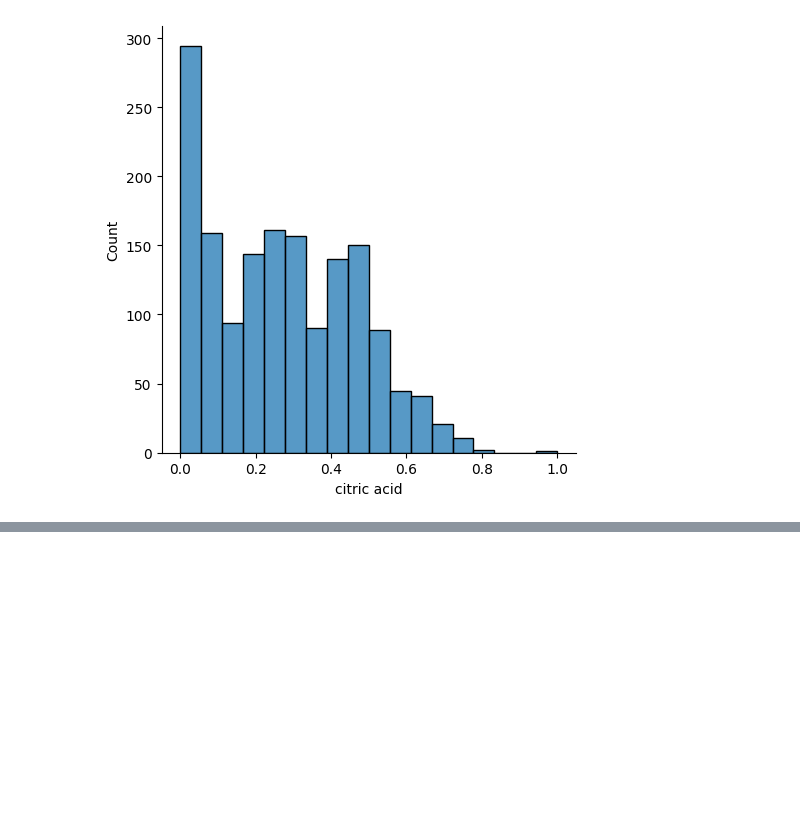
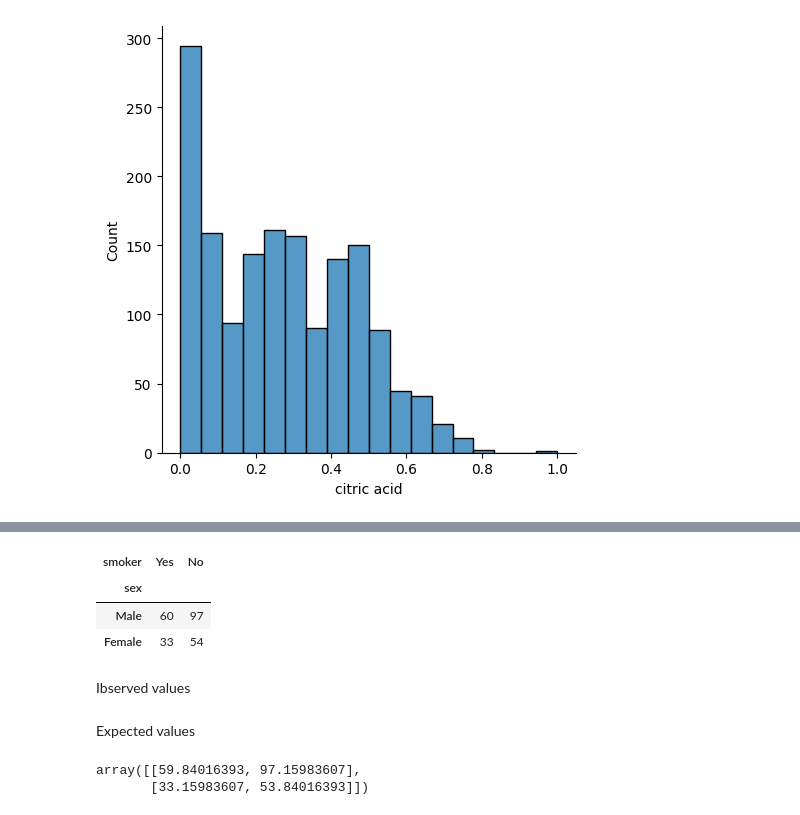
Before and after one commit to yashk1/Data-Science-Bootcamp-2.0, a Jupyter notebook: class notebooks/EDA/part4.ipynb, the cells around one changed output, grey strips where cells are left out. Cells and saved outputs as stored; diff of their text form; code cells hidden in the pictures; blank space fills up the shorter version.

```diff
--- a/class notebooks/EDA/part4.ipynb
+++ b/class notebooks/EDA/part4.ipynb
@@ -113,0 +268,10 @@ at 50 min
+# %%
+dataset_table = pd.crosstab(dataset['sex'],dataset['smoker'])
+dataset_table
+# %% [output]
+| smoker | Yes | No |
+| sex |  |  |
+| Male | 60 | 97 |
+| Female | 33 | 54 |
+# %% [markdown]
+Ibserved values
@@ -113,0 +280,2 @@ at 50 min
+# %% [markdown]
+Expected values
@@ -113,0 +284,5 @@ at 50 min
+# %%
+expected_values
+# %% [output]
+array([[59.84016393, 97.15983607],
+       [33.15983607, 53.84016393]])
```
Also changed, not shown: parts of 43 cells of this notebook.
